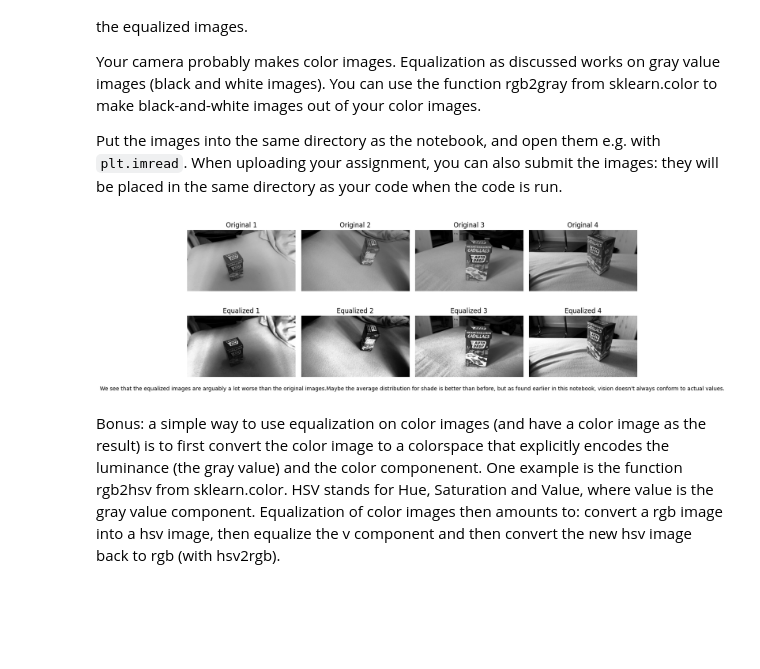
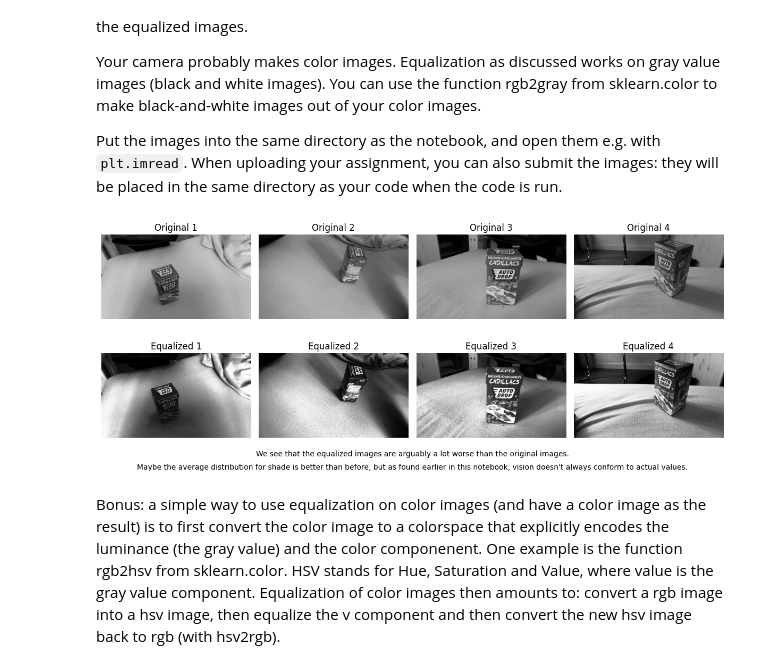
Before and after one commit to Joshua6125/computer-vision, a Jupyter notebook: week_1/1_equalization_interpolation.ipynb, the cells around one changed output. Drawn from its saved outputs; the diff is of its cells as text; code cells hidden in the pictures; blank space fills up the shorter version.

```diff
--- a/week_1/1_equalization_interpolation.ipynb
+++ b/week_1/1_equalization_interpolation.ipynb
@@ -323,37 +321,38 @@ Put the images into the same directory as the notebook, and open them e.g. with
 # %%
 from skimage.color import rgb2gray
 
 # Load images of autodrop
 colour_images = np.array([plt.imread(f"autodrop_{i}.png") for i in range(1, 5)])
 bw_images = (rgb2gray(colour_images)*255).astype(np.uint8)
 
 # Equalize the black and white images
 processed_images = []
 for img in bw_images:
     table = histogram_equalization_table(img)
     processed = table[img]
     processed_images.append(processed)
 processed_images = np.array(processed_images)
 
 # Plot the results
 fig, axes = plt.subplots(2, len(processed_images), figsize=(12, 5))
 for i in range(len(processed_images)):
     axes[0, i].imshow(bw_images[i], cmap='gray')
     axes[0, i].set_title(f"Original {i+1}")
     axes[0, i].axis('off')
 
     axes[1, i].imshow(processed_images[i], cmap='gray')
     axes[1, i].set_title(f"Equalized {i+1}")
     axes[1, i].axis('off')
 
-txt="We see that the equalized images are arguably a lot worse than the original images." \
+txt=["We see that the equalized images are arguably a lot worse than the original images.",
     "Maybe the average distribution for shade is better than before, but as found earlier " \
-    "in this notebook, vision doesn't always conform to actual values."
-fig.text(.5, .05, txt, ha='center')
+    "in this notebook, vision doesn't always conform to actual values."]
+fig.text(.5, .05, txt[0], ha='center')
+fig.text(.5, 0, txt[1], ha='center')
 plt.tight_layout()
 plt.show()
 # %% [output]
-[figure, old version]
+[figure, new version]
 # %% [markdown]
 Bonus: a simple way to use equalization on color images (and have a color image as the result) is to first convert the color image to a colorspace that explicitly encodes the luminance (the gray value) and the color componenent. One example is the function rgb2hsv from sklearn.color. HSV stands for Hue, Saturation and Value, where value is the gray value component. Equalization of color images then amounts to: convert a rgb image into a hsv image, then equalize the v component and then convert the new hsv image back to rgb (with hsv2rgb).
 # %%
```
Also changed, not shown: parts of 4 cells of this notebook.
